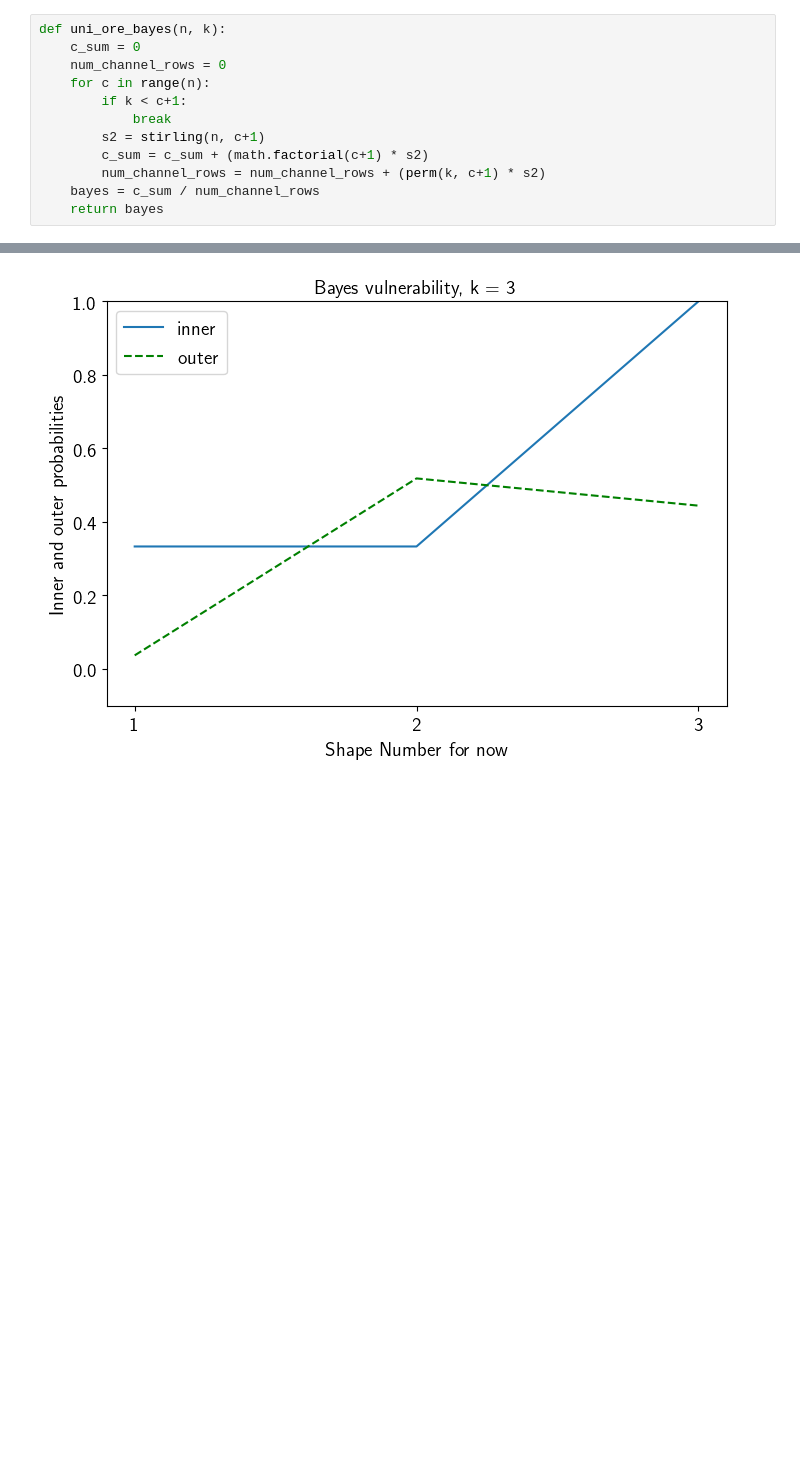
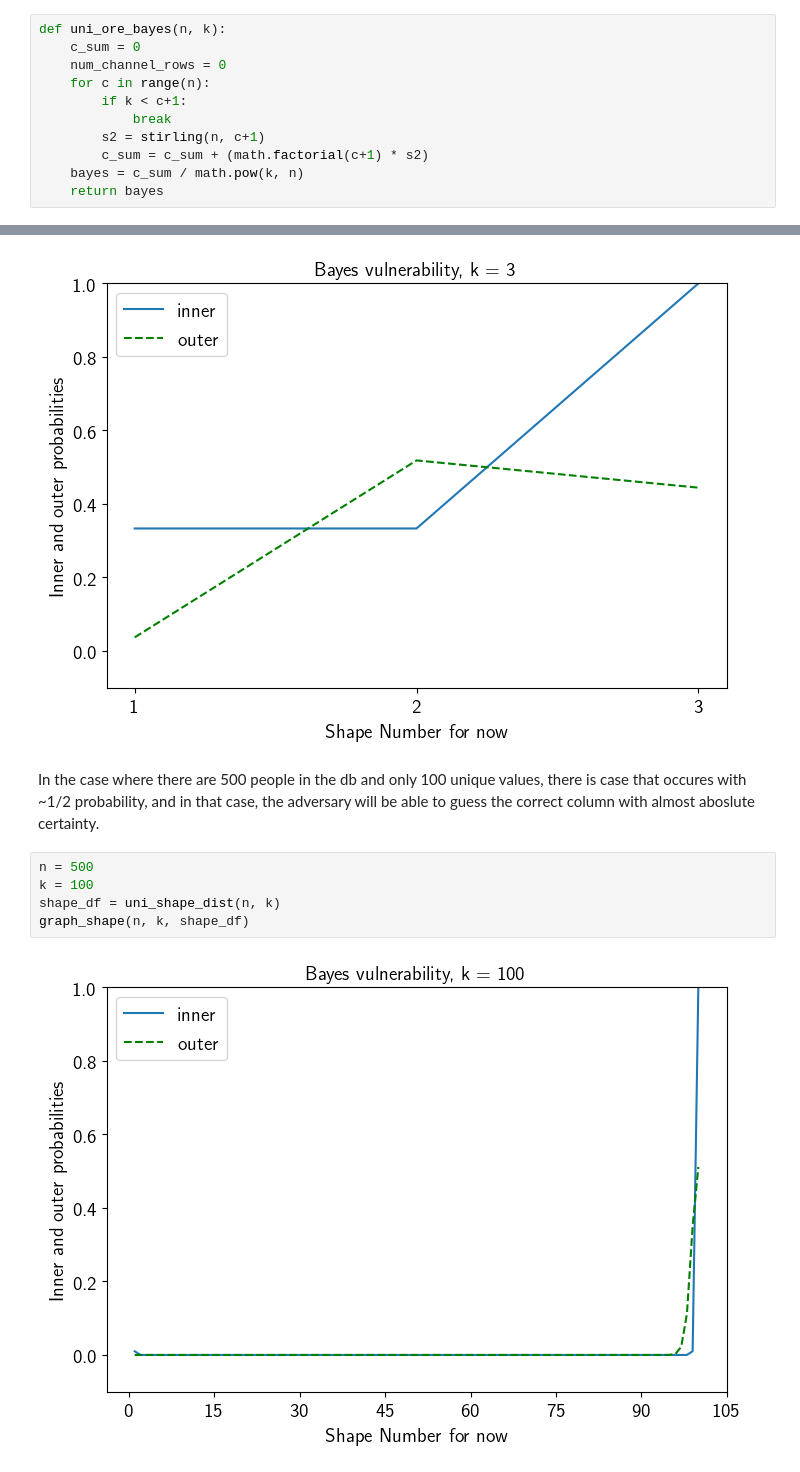
Before and after one commit to majk12/ore, a Jupyter notebook: ore_ideal_bayes.ipynb, the cells around one changed output, grey strips where cells are left out. Saved outputs shown, nothing was run; the diff lists cells and outputs as text; blank space fills up the shorter version.

Commit message:
updated number of rows in channel formula k to the n

```diff
--- a/ore_ideal_bayes.ipynb
+++ b/ore_ideal_bayes.ipynb
@@ -34,8 +34,7 @@ def uni_ore_bayes(n, k):
             break
         s2 = stirling(n, c+1)
         c_sum = c_sum + (math.factorial(c+1) * s2)
-        num_channel_rows = num_channel_rows + (perm(k, c+1) * s2)
-    bayes = c_sum / num_channel_rows
+    bayes = c_sum / math.pow(k, n)
     return bayes
 # %% [markdown]
 __df_uni_ore_bayes__ calculates the prior and posterior Bayes vulnerabilities for a range of n values, from 1-n_range and outputs to a dataframe.
@@ -262,3 +261,12 @@ shape_df = uni_shape_dist(n, k)
 graph_shape(n, k, shape_df)
 # %% [output]
 [figure]
+# %% [markdown]
+In the case where there are 500 people in the db and only 100 unique values, there is case that occures with ~1/2 probability, and in that case, the adversary will be able to guess the correct column with almost aboslute certainty.
+# %%
+n = 500
+k = 100
+shape_df = uni_shape_dist(n, k)
+graph_shape(n, k, shape_df)
+# %% [output]
+[figure, added]
```
Also changed, not shown: parts of 2 cells of this notebook.
